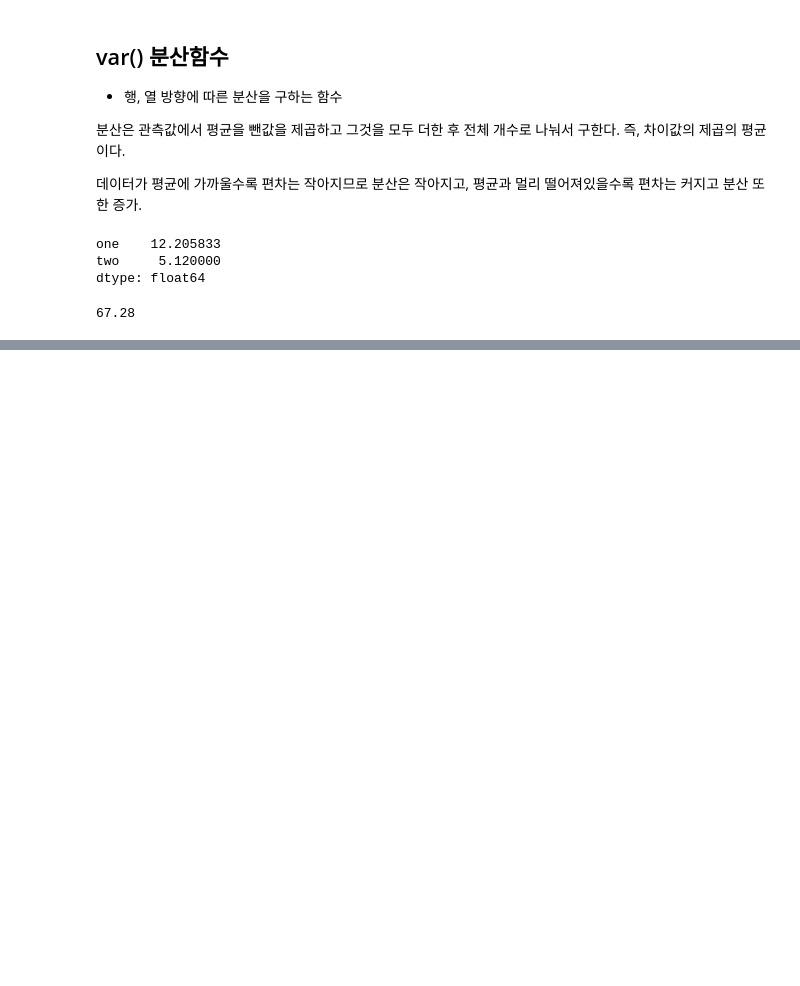
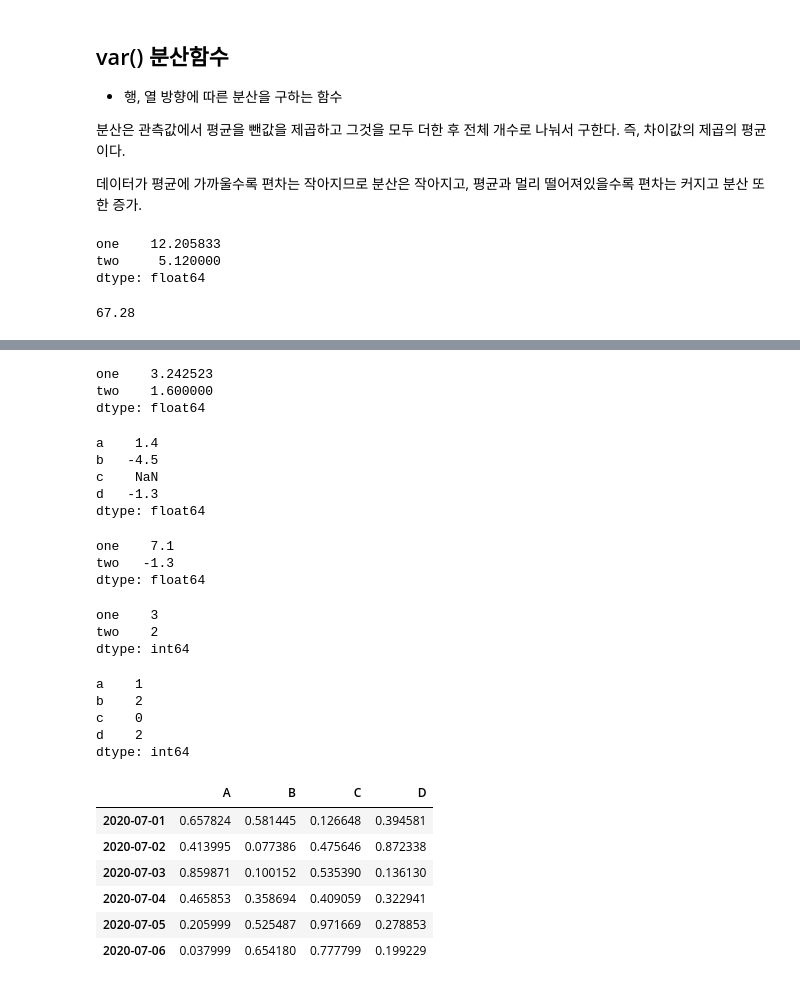
Before and after one commit to kig2929kig/colab, a Jupyter notebook: 데이터분석및시각화ipynb.ipynb, the cells around one changed output, grey strips where cells are left out. Saved outputs shown, nothing was run; the diff lists cells and outputs as text; code cells hidden in the pictures; blank space fills up the shorter version.

```diff
--- a/데이터분석및시각화ipynb.ipynb
+++ b/데이터분석및시각화ipynb.ipynb
@@ -585,0 +744,55 @@ df.loc['b'].var()
+# %%
+df.std(axis=0) # 표준편차
+# %% [output]
+one    3.242523
+two    1.600000
+dtype: float64
+# %%
+import pandas as pd
+
+data = [[1.4, None],
+        [7.1, -4.5],
+        [None, None],
+        [0.75, -1.3]]
+df = pd.DataFrame(data, columns=['one', 'two'], index=['a', 'b', 'c', 'd'])
+df.min(axis=1)
+# %% [output]
+a    1.4
+b   -4.5
+c    NaN
+d   -1.3
+dtype: float64
+# %%
+df.max(axis=0)
+# %% [output]
+one    7.1
+two   -1.3
+dtype: float64
+# %%
+df.count(axis=0)#열에 대한 개수(NaN제외)
+# %% [output]
+one    3
+two    2
+dtype: int64
+# %%
+df.count(axis=1)#행에 대한 개수(NaN제외)
+# %% [output]
+a    1
+b    2
+c    0
+d    2
+dtype: int64
+# %%
+import numpy as np
+import pandas as pd
+
+df2 = pd.DataFrame(np.random.rand(6,4), columns=['A', 'B', 'C', 'D'], index=pd.date_range('20200701', periods=6))
+df2
+# %% [output]
+|  | A | B | C | D |
+| 2020-07-01 | 0.657824 | 0.581445 | 0.126648 | 0.394581 |
+| 2020-07-02 | 0.413995 | 0.077386 | 0.475646 | 0.872338 |
+| 2020-07-03 | 0.859871 | 0.100152 | 0.535390 | 0.136130 |
+| 2020-07-04 | 0.465853 | 0.358694 | 0.409059 | 0.322941 |
+| 2020-07-05 | 0.205999 | 0.525487 | 0.971669 | 0.278853 |
+| 2020-07-06 | 0.037999 | 0.654180 | 0.777799 | 0.199229 |
```
Also changed, not shown: parts of 25 cells of this notebook.
